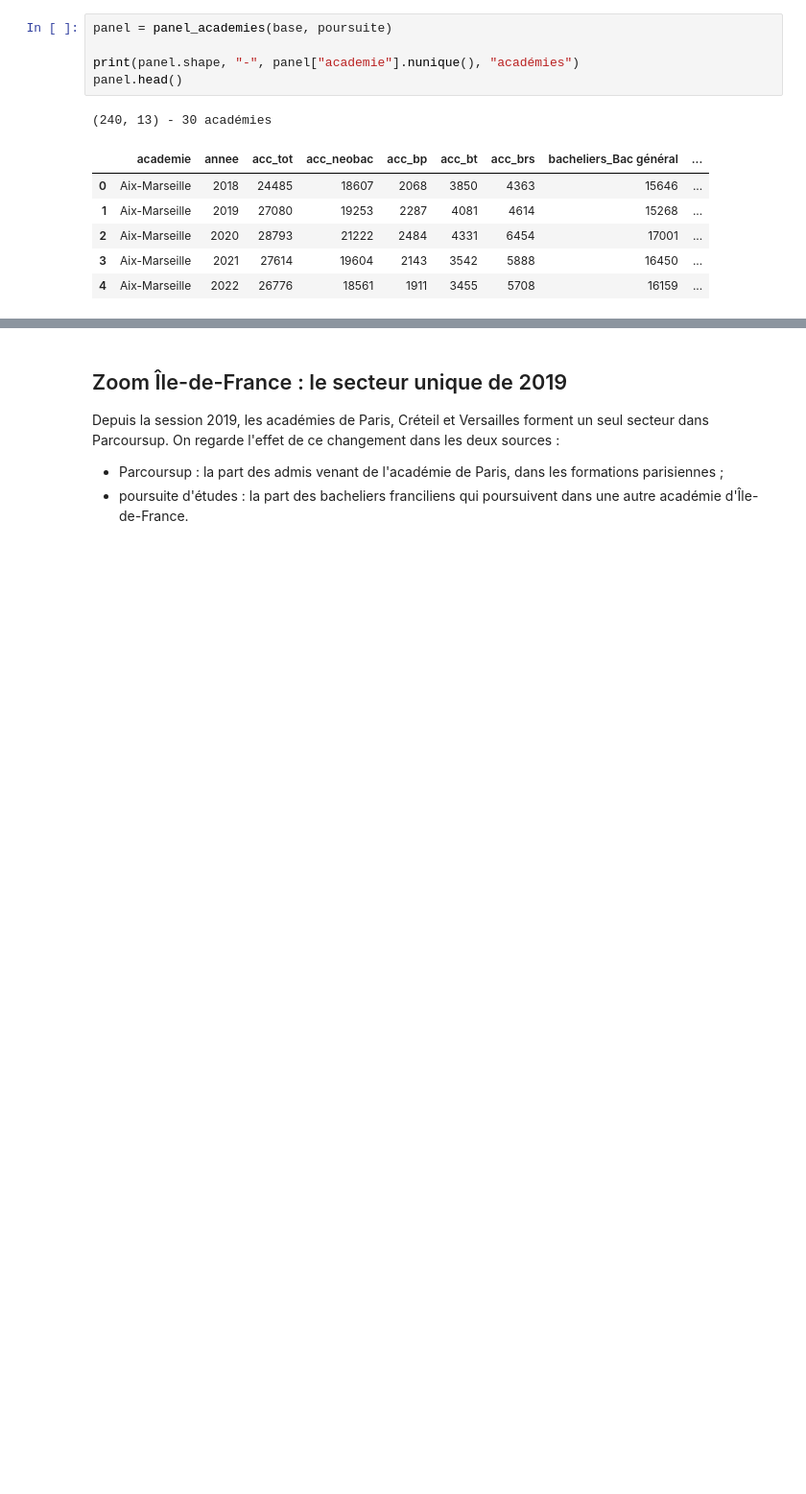
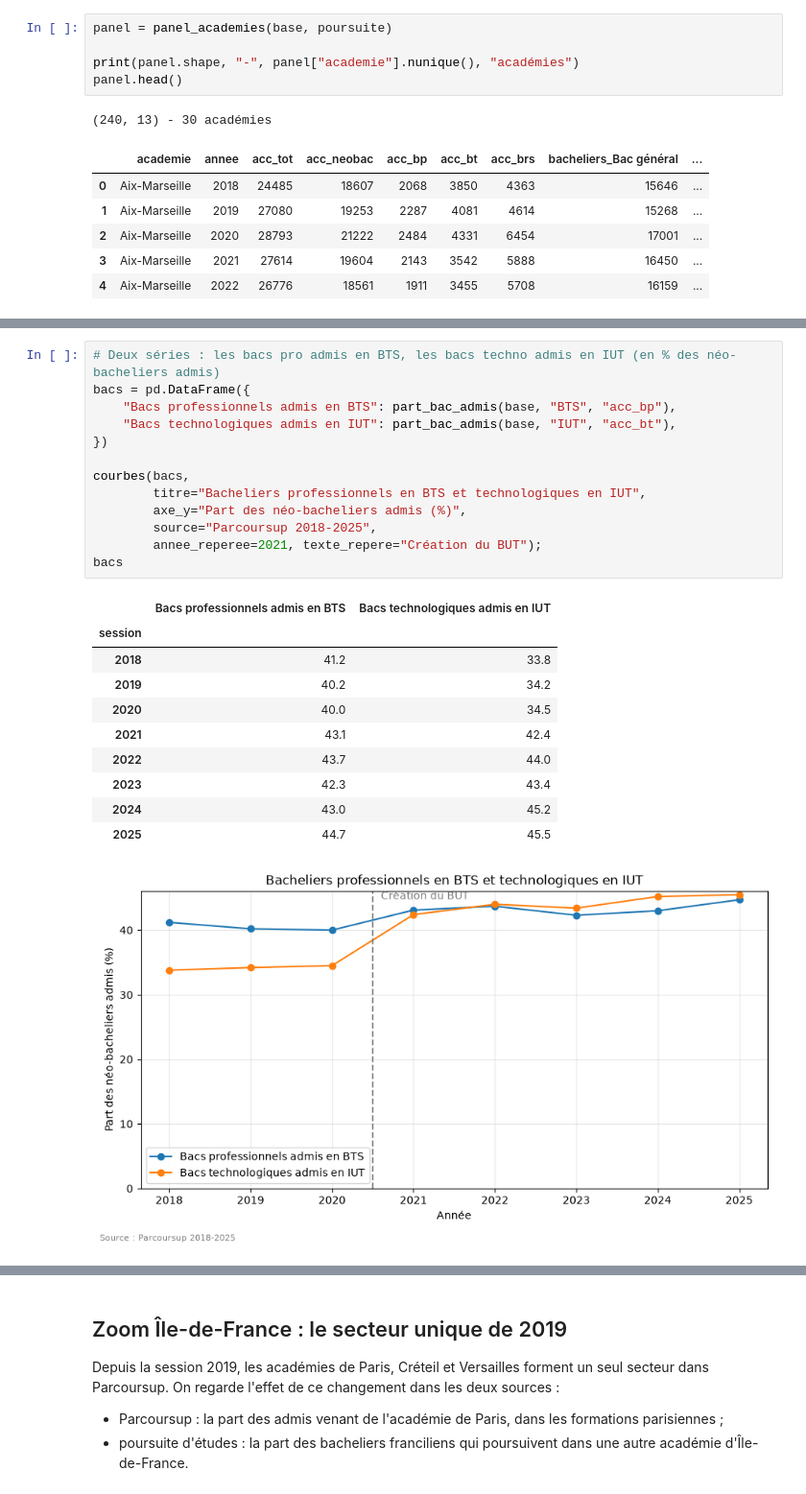
Before and after one commit to Light-star01/python_datascience, a Jupyter notebook: notebooks/rapport.ipynb, the cells around one changed output, grey strips where cells are left out. Shown at 96% size. Drawn from its saved outputs; the diff is of its cells as text; blank space fills up the shorter version.

```diff
--- a/notebooks/rapport.ipynb
+++ b/notebooks/rapport.ipynb
@@ -106,0 +102,25 @@ panel.head()
+# %%
+# Deux séries : les bacs pro admis en BTS, les bacs techno admis en IUT (en % des néo-bacheliers admis)
+bacs = pd.DataFrame({
+    "Bacs professionnels admis en BTS": part_bac_admis(base, "BTS", "acc_bp"),
+    "Bacs technologiques admis en IUT": part_bac_admis(base, "IUT", "acc_bt"),
+})
+
+courbes(bacs,
+        titre="Bacheliers professionnels en BTS et technologiques en IUT",
+        axe_y="Part des néo-bacheliers admis (%)",
+        source="Parcoursup 2018-2025",
+        annee_reperee=2021, texte_repere="Création du BUT");
+bacs
+# %% [output]
+|  | Bacs professionnels admis en BTS | Bacs technologiques admis en IUT |
+| session |  |  |
+| 2018 | 41.2 | 33.8 |
+| 2019 | 40.2 | 34.2 |
+| 2020 | 40.0 | 34.5 |
+| 2021 | 43.1 | 42.4 |
+| 2022 | 43.7 | 44.0 |
+| 2023 | 42.3 | 43.4 |
+| 2024 | 43.0 | 45.2 |
+| 2025 | 44.7 | 45.5 |
+[figure, added]
```
Also changed, not shown: parts of 12 cells of this notebook, 4 other files.
